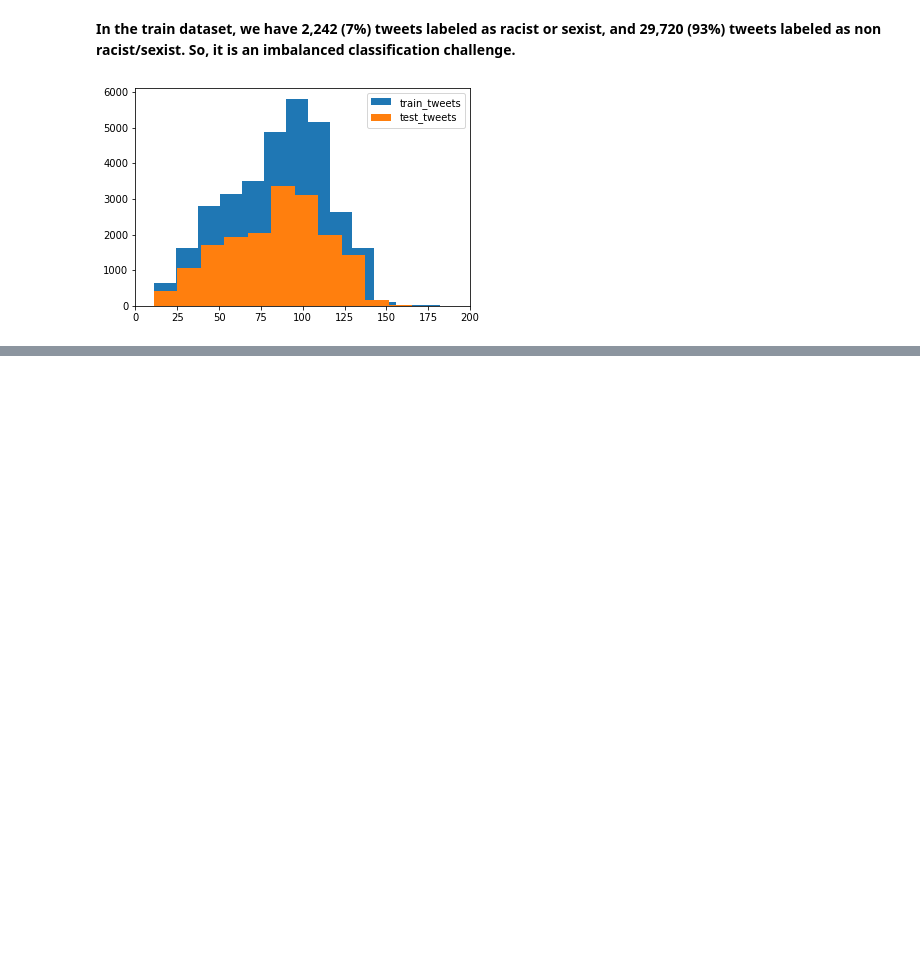
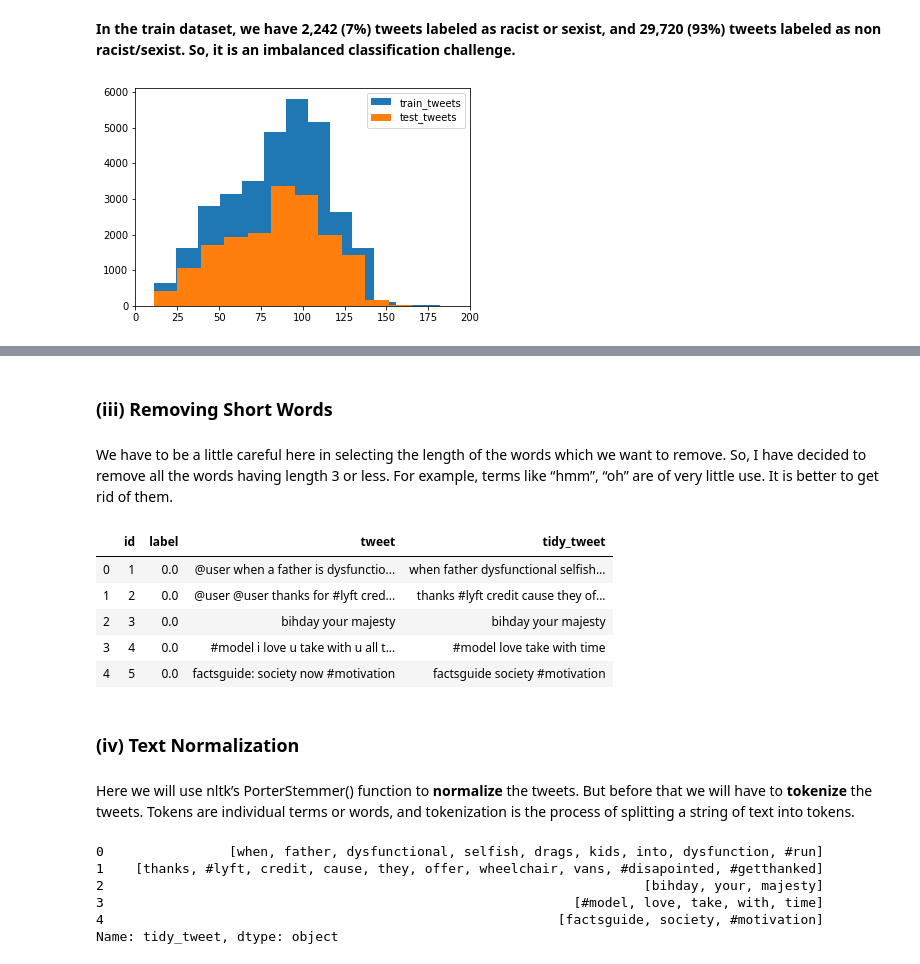
Before and after one commit to deepakmarichi/Twitter-Sentiment-Analysis, a Jupyter notebook: Twitter-Sentiment-Analysis.ipynb, the cells around one changed output, grey strips where cells are left out. Cells and saved outputs as stored; diff of their text form; code cells hidden in the pictures; blank space fills up the shorter version.

```diff
--- a/Twitter-Sentiment-Analysis.ipynb
+++ b/Twitter-Sentiment-Analysis.ipynb
@@ -85,0 +165,28 @@ plt.show()
+# %% [markdown]
+### (iii) Removing Short Words
+# %% [markdown]
+We have to be a little careful here in selecting the length of the words which we want to remove. So, I have decided to remove all the words having length 3 or less. For example, terms like “hmm”, “oh” are of very little use. It is better to get rid of them.
+# %%
+combined['tidy_tweet'] = combined['tidy_tweet'].apply(lambda x: ' '.join([w for w in x.split() if len(w)>3]))
+combined.head()
+# %% [output]
+|  | id | label | tweet | tidy_tweet |
+| 0 | 1 | 0.0 | @user when a father is dysfunctio... | when father dysfunctional selfish... |
+| 1 | 2 | 0.0 | @user @user thanks for #lyft cred... | thanks #lyft credit cause they of... |
+| 2 | 3 | 0.0 | bihday your majesty | bihday your majesty |
+| 3 | 4 | 0.0 | #model i love u take with u all t... | #model love take with time |
+| 4 | 5 | 0.0 | factsguide: society now #motivation | factsguide society #motivation |
+# %% [markdown]
+### (iv) Text Normalization
+# %% [markdown]
+Here we will use nltk’s PorterStemmer() function to **normalize** the tweets. But before that we will have to **tokenize** the tweets. Tokens are individual terms or words, and tokenization is the process of splitting a string of text into tokens.
+# %%
+tokenized_tweet = combined['tidy_tweet'].apply(lambda x: x.split()) # tokenizing
+tokenized_tweet.head()
+# %% [output]
+0                [when, father, dysfunctional, selfish, drags, kids, into, dysfunction, #run]
+1    [thanks, #lyft, credit, cause, they, offer, wheelchair, vans, #disapointed, #getthanked]
+2                                                                     [bihday, your, majesty]
+3                                                            [#model, love, take, with, time]
+4                                                          [factsguide, society, #motivation]
+Name: tidy_tweet, dtype: object
```
Also changed, not shown: parts of 16 cells of this notebook.
